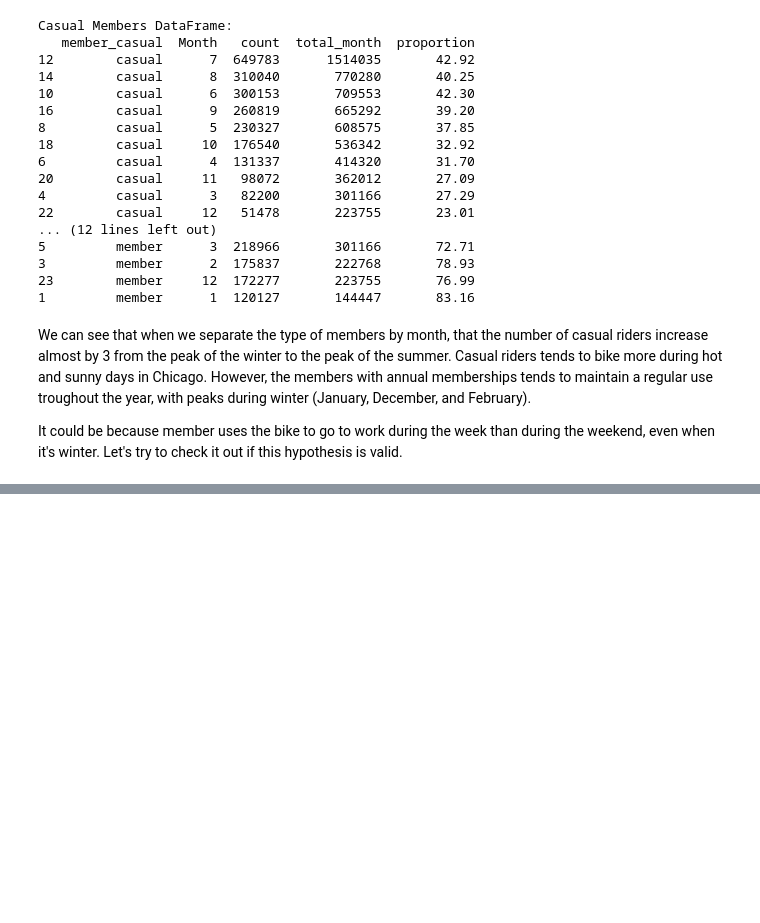
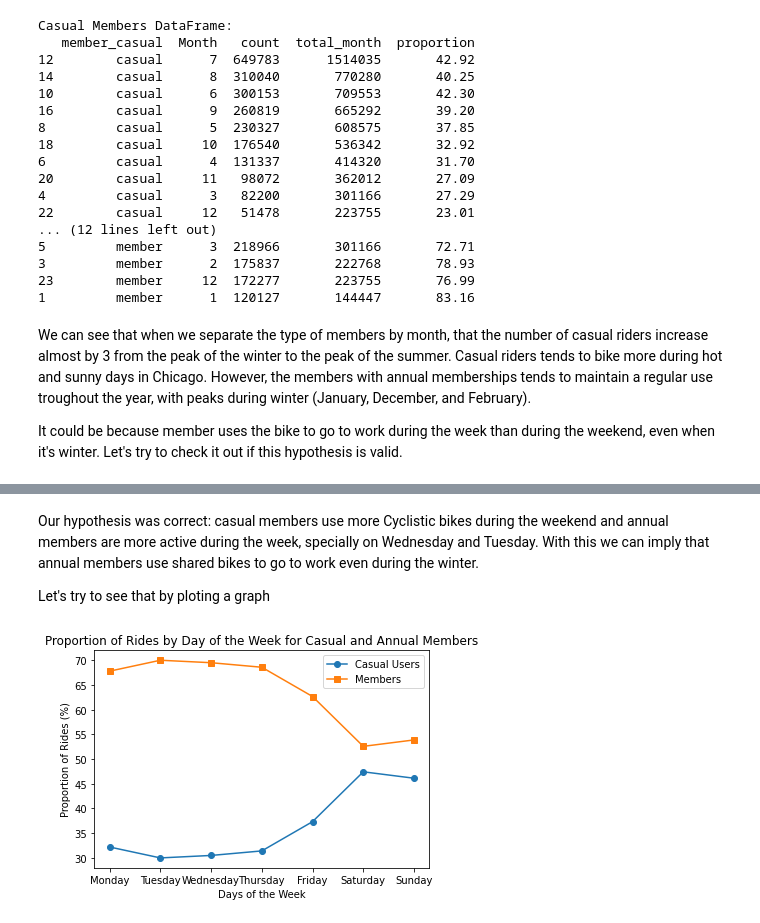
Before and after one commit to Miickka/capstone-google-certificate, a Jupyter notebook: Cyclistic_GoogleData.ipynb, the cells around one changed output, grey strips where cells are left out. Drawn from its saved outputs; the diff is of its cells as text; code cells hidden in the pictures; blank space fills up the shorter version.

```diff
--- a/Cyclistic_GoogleData.ipynb
+++ b/Cyclistic_GoogleData.ipynb
@@ -880,3 +884,10 @@ Casual Members DataFrame:
 We can see that when we separate the type of members by month, that the number of casual riders increase almost by 3 from the peak of the winter to the peak of the summer. Casual riders tends to bike more during hot and sunny days in Chicago. However, the members with annual memberships tends to maintain a regular use troughout the year, with peaks during winter (January, December, and February).
 
 It could be because member uses the bike to go to work during the week than during the weekend, even when it's winter. Let's try to check it out if this hypothesis is valid.
+# %%
+#create a new colum 'day_of_week' by extracting this information from 'started_at' column
+df['day_of_week'] = df['started_at'].dt.day_name()
+df.sample(5)
+
+#save it into a pdf to update the file with the day of the week column
+df.to_csv('df_cleaned.csv', encoding='utf8')
@@ -882,0 +953,39 @@ It could be because member uses the bike to go to work during the week than duri
+# %% [markdown]
+Our hypothesis was correct: casual members use more Cyclistic bikes during the weekend and annual members are more active during the week, specially on Wednesday and Tuesday. With this we can imply that annual members use shared bikes to go to work even during the winter.
+
+Let's try to see that by ploting a graph
+# %%
+import matplotlib.pyplot as plt
+
+# Define the order of the days of the week (Monday to Sunday)
+order_of_days = ['Monday', 'Tuesday', 'Wednesday', 'Thursday', 'Friday', 'Saturday', 'Sunday']
+
+# Map day_of_week to a numeric value to help with sorting
+day_order_mapping = {day: i for i, day in enumerate(order_of_days)}
+
+# Add a column to represent the order
+merged_members_days['day_order'] = merged_members_days['day_of_week'].map(day_order_mapping)
+
+# Sort the DataFrame by the 'day_order' column
+merged_members_days_sorted = merged_members_days.sort_values('day_order')
+
+# Separate the data for casual and members
+casual_data = merged_members_days_sorted[merged_members_days_sorted['member_casual'] == 'casual']
+member_data = merged_members_days_sorted[merged_members_days_sorted['member_casual'] == 'member']
+
+# Plotting the data
+plt.plot(casual_data['day_of_week'], casual_data['proportion'], label='Casual Users', marker='o')
+plt.plot(member_data['day_of_week'], member_data['proportion'], label='Members', marker='s')
+
+# Adding title and labels
+plt.title('Proportion of Rides by Day of the Week for Casual and Annual Members')
+plt.xlabel('Days of the Week')
+plt.ylabel('Proportion of Rides (%)')
+
+# Adding a legend
+plt.legend()
+
+# Show the plot
+plt.show()
+# %% [output]
+[figure, added]
```
Also changed, not shown: parts of 7 cells of this notebook.
